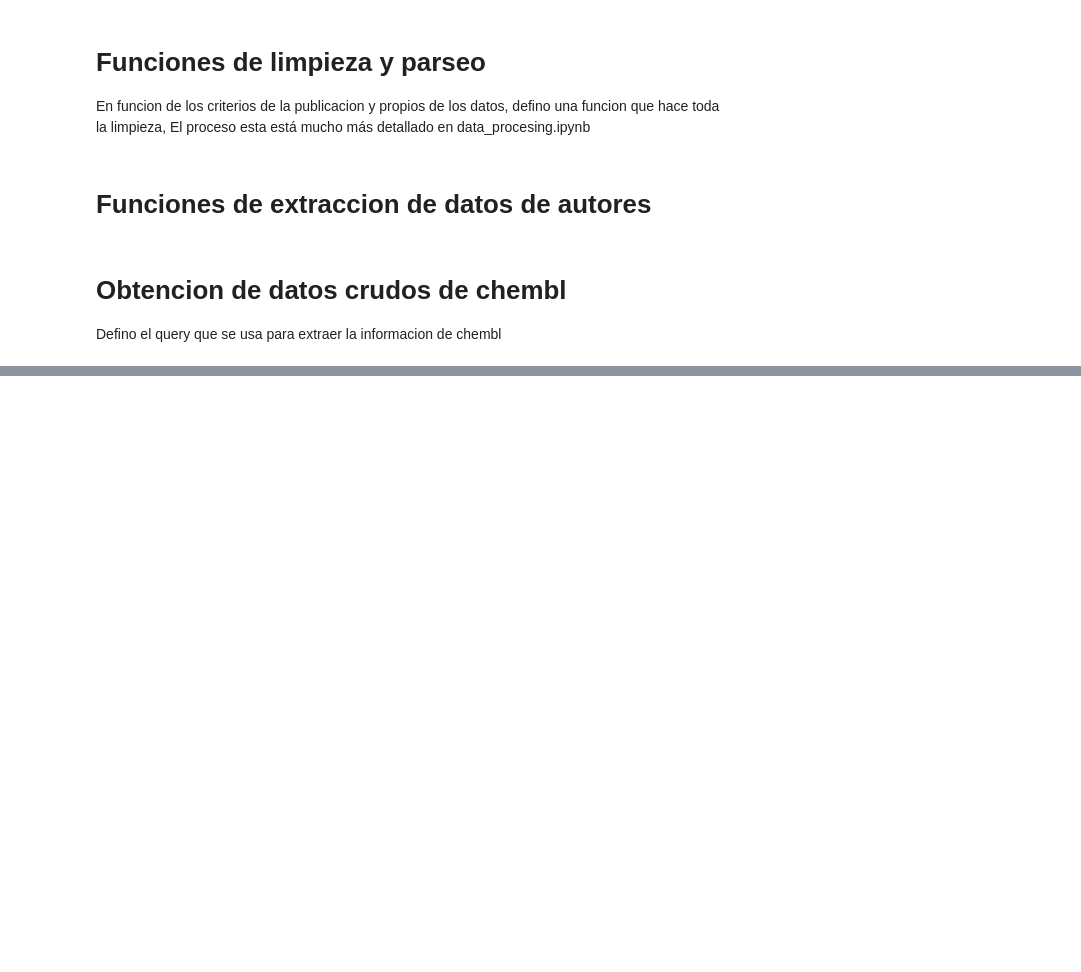
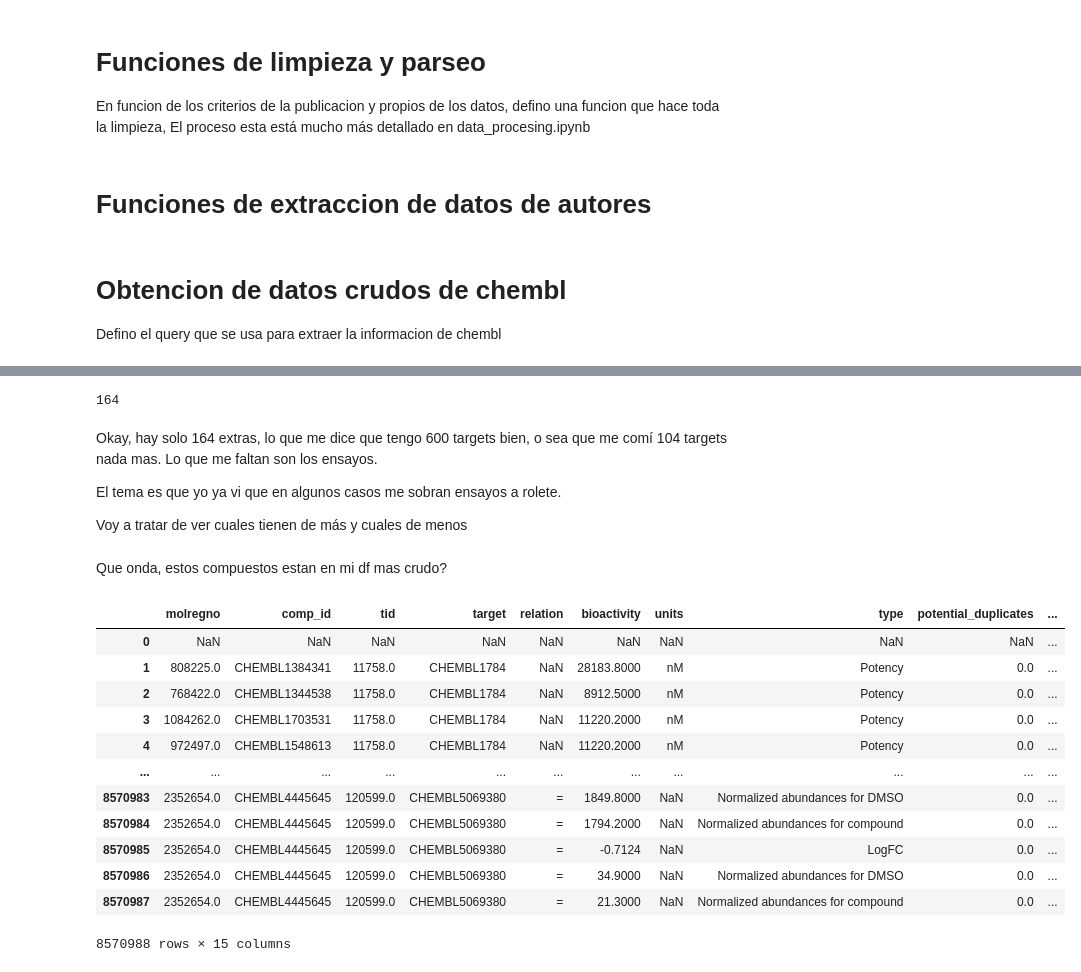
Before and after one commit to trypanosomatics/DEEPScreen, a Jupyter notebook: data_procesing_filter/data_procesing_check.ipynb, the cells around one changed output, grey strips where cells are left out. Saved outputs shown, nothing was run; the diff lists cells and outputs as text; code cells hidden in the pictures; blank space fills up the shorter version.

```diff
--- a/data_procesing_filter/data_procesing_check.ipynb
+++ b/data_procesing_filter/data_procesing_check.ipynb
@@ -215,0 +238,10 @@ Entries previous relation type conflict cleaning 762742
+# %%
+len(df_chembl_23_filter[~df_chembl_23_filter.target.isin(targets_autores)].target.unique())
+# %% [output]
+164
+# %% [markdown]
+Okay, hay solo 164 extras, lo que me dice que tengo 600 targets bien, o sea que me comí 104 targets nada mas. Lo que me faltan son los ensayos.
+
+El tema es que yo ya vi que en algunos casos me sobran ensayos a rolete.
+
+Voy a tratar de ver cuales tienen de más y cuales de menos
@@ -215,0 +285,38 @@ Entries previous relation type conflict cleaning 762742
+# %% [markdown]
+Que onda, estos compuestos estan en mi df mas crudo?
+# %%
+import pandas as pd
+dtypes = {
+    'molregno':'int64',
+    'comp_id':'object',
+    'tid':'int64',
+    'target':'object',
+    'relation':'object',
+    'bioactivity':'float64',
+    'units':'object',
+    'type':'object',
+    'potential_duplicates':'int64',
+    'pchem_values':'object',
+    'organism':'object',
+    'assay_type':'object',
+    'smiles':'object',
+    'ichi':'object',
+    'sequence':'object'
+}
+
+df_raw = pd.read_csv('/home/sebastian-wsl/data_chembl32_10_04_23.csv',sep='\t',names=list(dtypes),na_values=['\\N','NA'],index_col=False)
+df_raw
+# %% [output]
+|  | molregno | comp_id | tid | target | relation | bioactivity | units | type | potential_duplicates | ... |
+| 0 | NaN | NaN | NaN | NaN | NaN | NaN | NaN | NaN | NaN | ... |
+| 1 | 808225.0 | CHEMBL1384341 | 11758.0 | CHEMBL1784 | NaN | 28183.8000 | nM | Potency | 0.0 | ... |
+| 2 | 768422.0 | CHEMBL1344538 | 11758.0 | CHEMBL1784 | NaN | 8912.5000 | nM | Potency | 0.0 | ... |
+| 3 | 1084262.0 | CHEMBL1703531 | 11758.0 | CHEMBL1784 | NaN | 11220.2000 | nM | Potency | 0.0 | ... |
+| 4 | 972497.0 | CHEMBL1548613 | 11758.0 | CHEMBL1784 | NaN | 11220.2000 | nM | Potency | 0.0 | ... |
+| ... | ... | ... | ... | ... | ... | ... | ... | ... | ... | ... |
+| 8570983 | 2352654.0 | CHEMBL4445645 | 120599.0 | CHEMBL5069380 | = | 1849.8000 | NaN | Normalized abundances for DMSO | 0.0 | ... |
+| 8570984 | 2352654.0 | CHEMBL4445645 | 120599.0 | CHEMBL5069380 | = | 1794.2000 | NaN | Normalized abundances for compound | 0.0 | ... |
+| 8570985 | 2352654.0 | CHEMBL4445645 | 120599.0 | CHEMBL5069380 | = | -0.7124 | NaN | LogFC | 0.0 | ... |
+| 8570986 | 2352654.0 | CHEMBL4445645 | 120599.0 | CHEMBL5069380 | = | 34.9000 | NaN | Normalized abundances for DMSO | 0.0 | ... |
+| 8570987 | 2352654.0 | CHEMBL4445645 | 120599.0 | CHEMBL5069380 | = | 21.3000 | NaN | Normalized abundances for compound | 0.0 | ... |
+8570988 rows × 15 columns
```
Also changed, not shown: parts of 61 cells of this notebook, 11 other files.
